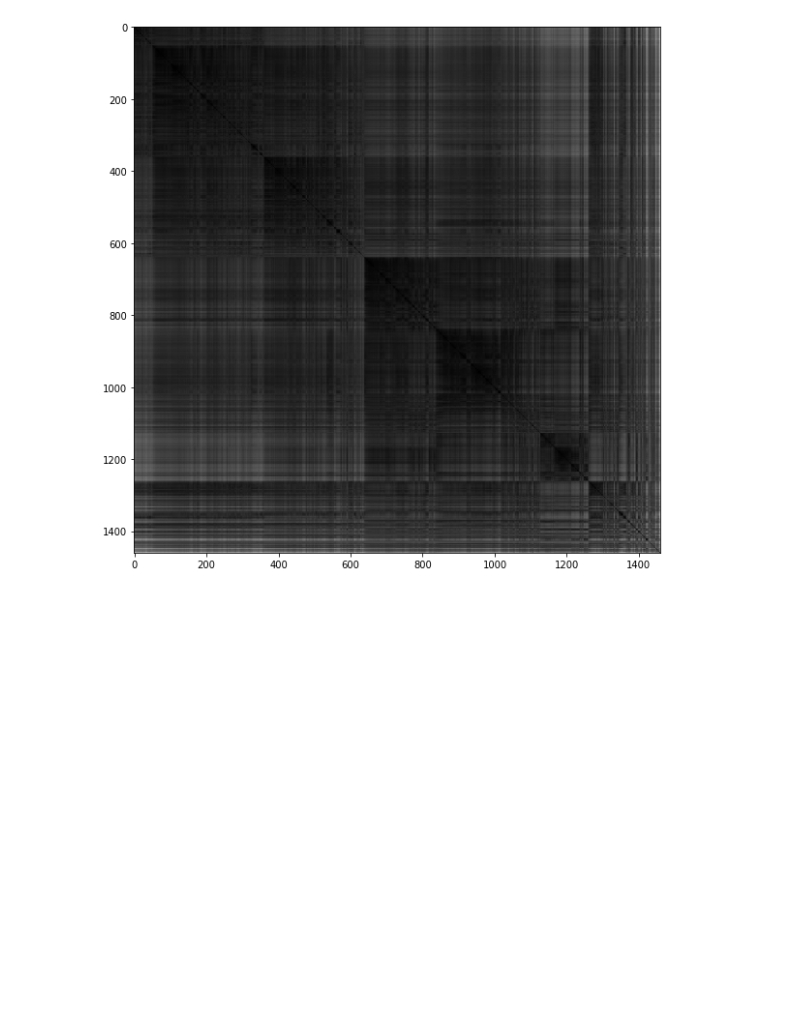
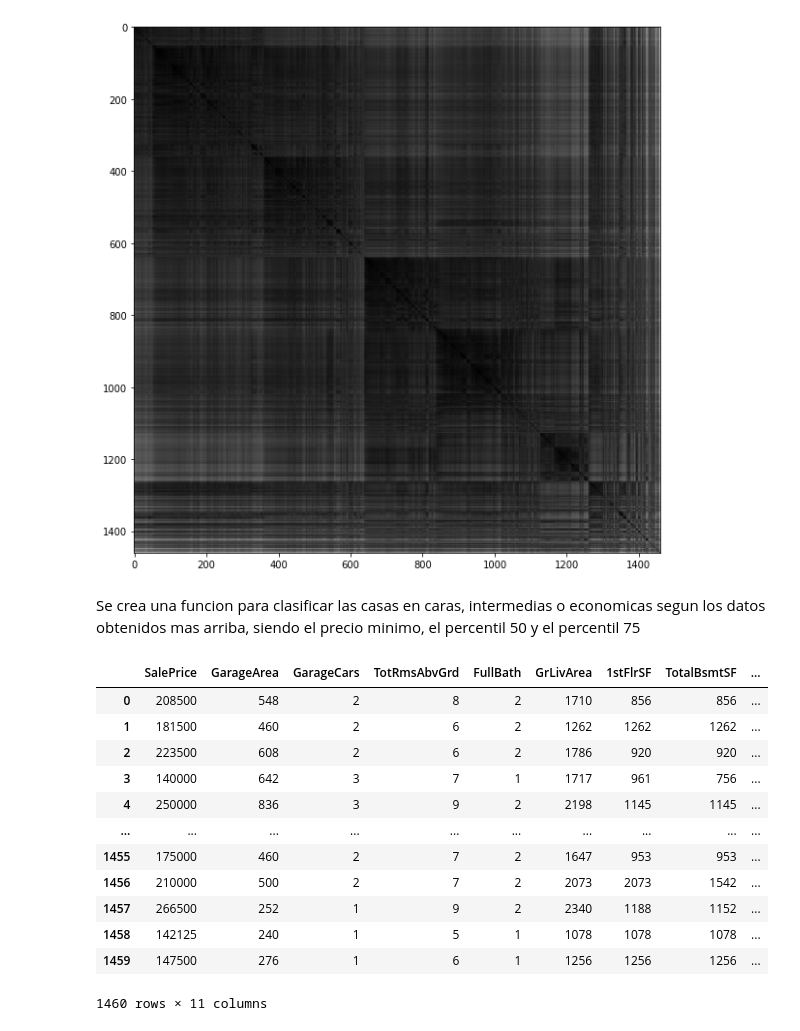
Before and after one commit to JosePabloPonce/MineriaHDT3, a Jupyter notebook: hdt3.ipynb, the cells around one changed output. Drawn from its saved outputs; the diff is of its cells as text; code cells hidden in the pictures; blank space fills up the shorter version.

```diff
--- a/hdt3.ipynb
+++ b/hdt3.ipynb
@@ -135,3 +135,31 @@ X_scale=sklearn.preprocessing.scale(datos_cluster)
 pyclustertend.vat(X_scale)
 # %% [output]
 [figure]
+# %% [markdown]
+Se crea una funcion para clasificar las casas en caras, intermedias o economicas segun los datos obtenidos mas arriba, siendo el precio minimo, el percentil 50 y el percentil 75
+# %%
+def clasificacion_casas(precio):
+    if (precio >= 34900 and precio<163000):
+        return "Economica"
+    elif (precio>= 163000 and precio<214000):
+        return "Intermedia"
+    else:
+        return "Cara"
+# %%
+datos_cluster['clasificacion'] =  datos_cluster.apply(lambda row : clasificacion_casas(row['SalePrice']), axis = 1)
+# %%
+datos_cluster
+# %% [output]
+|  | SalePrice | GarageArea | GarageCars | TotRmsAbvGrd | FullBath | GrLivArea | 1stFlrSF | TotalBsmtSF | ... |
+| 0 | 208500 | 548 | 2 | 8 | 2 | 1710 | 856 | 856 | ... |
+| 1 | 181500 | 460 | 2 | 6 | 2 | 1262 | 1262 | 1262 | ... |
+| 2 | 223500 | 608 | 2 | 6 | 2 | 1786 | 920 | 920 | ... |
+| 3 | 140000 | 642 | 3 | 7 | 1 | 1717 | 961 | 756 | ... |
+| 4 | 250000 | 836 | 3 | 9 | 2 | 2198 | 1145 | 1145 | ... |
+| ... | ... | ... | ... | ... | ... | ... | ... | ... | ... |
+| 1455 | 175000 | 460 | 2 | 7 | 2 | 1647 | 953 | 953 | ... |
+| 1456 | 210000 | 500 | 2 | 7 | 2 | 2073 | 2073 | 1542 | ... |
+| 1457 | 266500 | 252 | 1 | 9 | 2 | 2340 | 1188 | 1152 | ... |
+| 1458 | 142125 | 240 | 1 | 5 | 1 | 1078 | 1078 | 1078 | ... |
+| 1459 | 147500 | 276 | 1 | 6 | 1 | 1256 | 1256 | 1256 | ... |
+1460 rows × 11 columns
```
Also changed, not shown: parts of 2 cells of this notebook.
